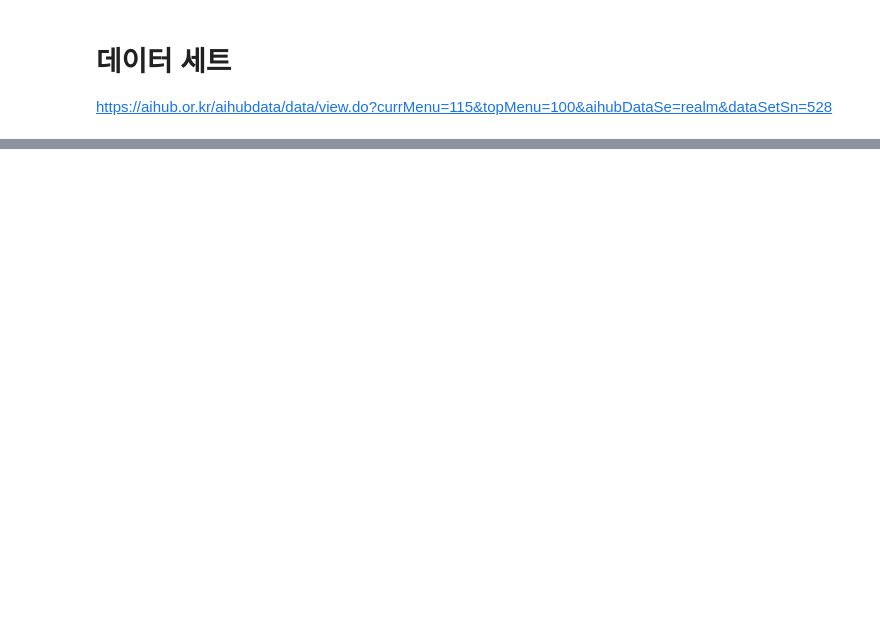
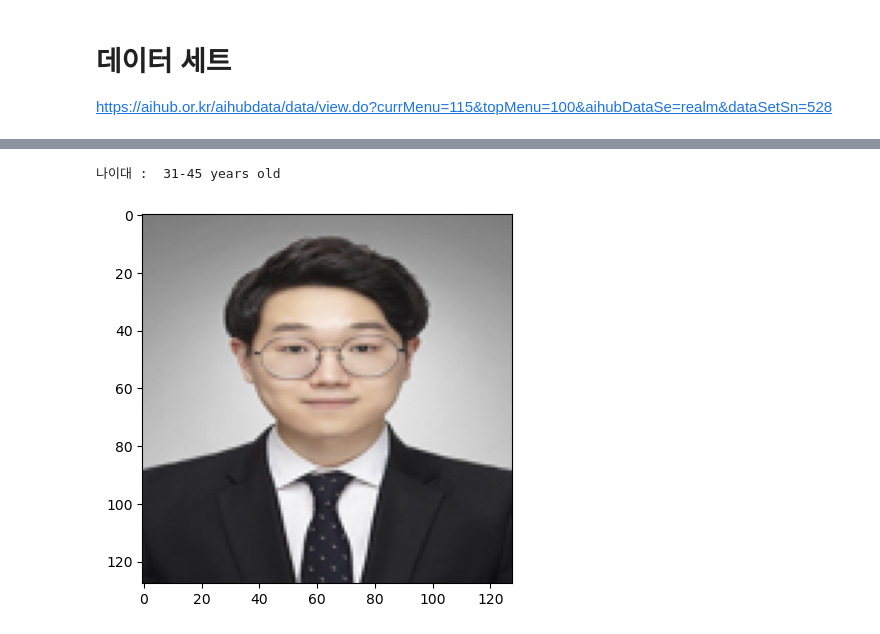
Before and after one commit to syg0203/Tenproject_faceage, a Jupyter notebook: faceage_script.ipynb, the cells around one changed output, grey strips where cells are left out. Saved outputs shown, nothing was run; the diff lists cells and outputs as text; code cells hidden in the pictures; blank space fills up the shorter version.

```diff
--- a/faceage_script.ipynb
+++ b/faceage_script.ipynb
@@ -64,0 +81,14 @@ test_meta_data['image_path']='./asset/dataset/test_images/'+test_meta_data['imag
+# %%
+# batch_size: 한번에 forward & Backword 하는 샘플의 수
+batch_size =128
+
+# Training 수
+epochs = 20
+
+# Weight 조절 parameter
+LearningRate = 1e-3 # 0.001
+min_LearningRate = 5e-5 # 0.00005
+Decay = 1e-6
+
+img_width = 128
+img_height = 128
@@ -64,0 +196,32 @@ test_meta_data['image_path']='./asset/dataset/test_images/'+test_meta_data['imag
+# %%
+# checkpoint 모델 활용
+DeepLearning=models.load_model('./model/FaceClassification_CP_128_2023-10-15.hdf5')
+# %%
+df=pd.DataFrame(columns=['a','b','c','d','e','f','g','h'])
+df.rename(label_to_age,axis=1,inplace=True)
+
+# 이미지 불러오고 convert
+# img_path = 'https://i.namu.wiki/i/8v-u8zB8iSKgmKF1qz1v7x-hvWd_01piinEwr9CsjVwuPQ7ZsWIBDAezj3u35JD_YjuloR9VsUyAWxXwzDNkcg.webp'
+img_path='http://ewcdata.com/images/cont/member12.png'
+response = requests.get(img_path)
+img = Image.open(io.BytesIO(response.content)).resize((img_width, img_height))
+img=img.convert('RGB')
+
+# 이미지 넘파이로 변환하고 정규화
+x = np.array(img) / 255.0
+x = np.expand_dims(x, axis=0)
+
+# 추론
+y_pred = DeepLearning.predict(x)
+df.loc[0]=y_pred[0]
+
+# 추론 결과 도출
+pred_series=df[df.columns].max()
+recomend=pred_series[pred_series.values==pred_series.max()].index[0]
+print('나이대 : ',recomend)
+plt.figure()
+plt.imshow(img)
+plt.show()
+# %% [output]
+나이대 :  31-45 years old
+[figure, added]
```
Also changed, not shown: parts of 19 cells of this notebook.
